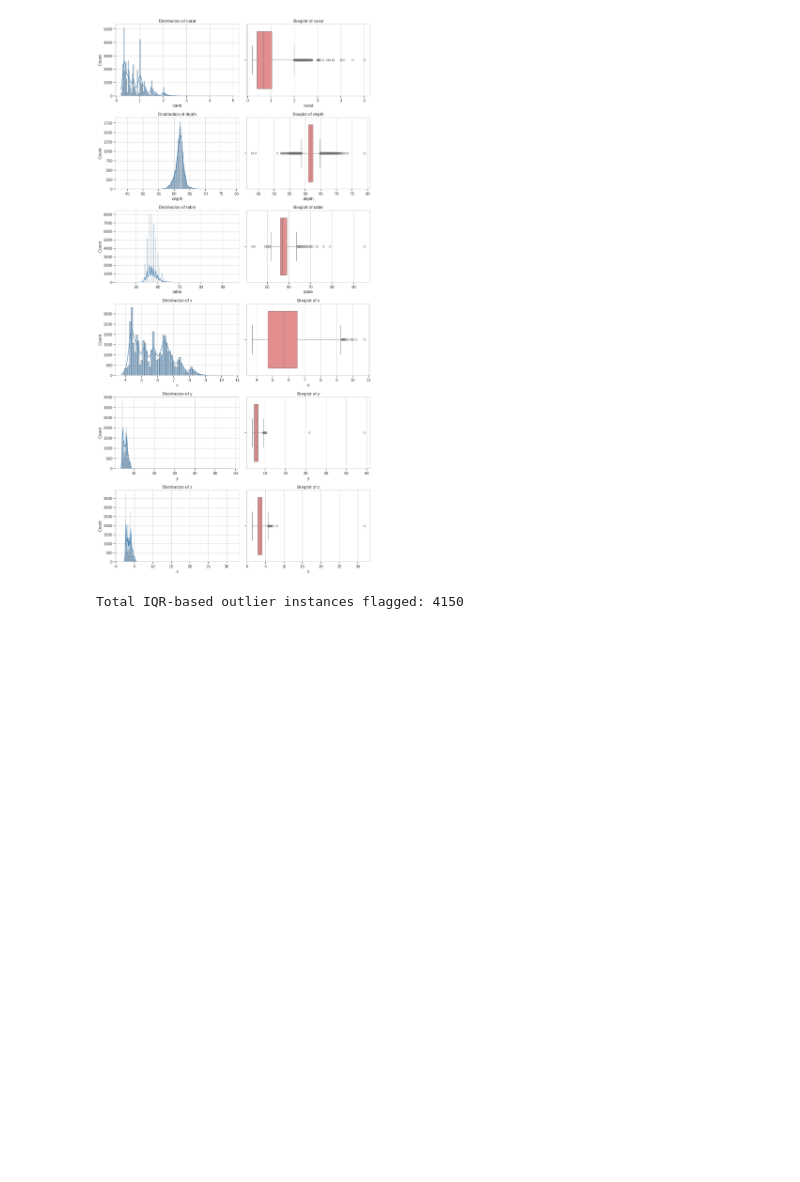
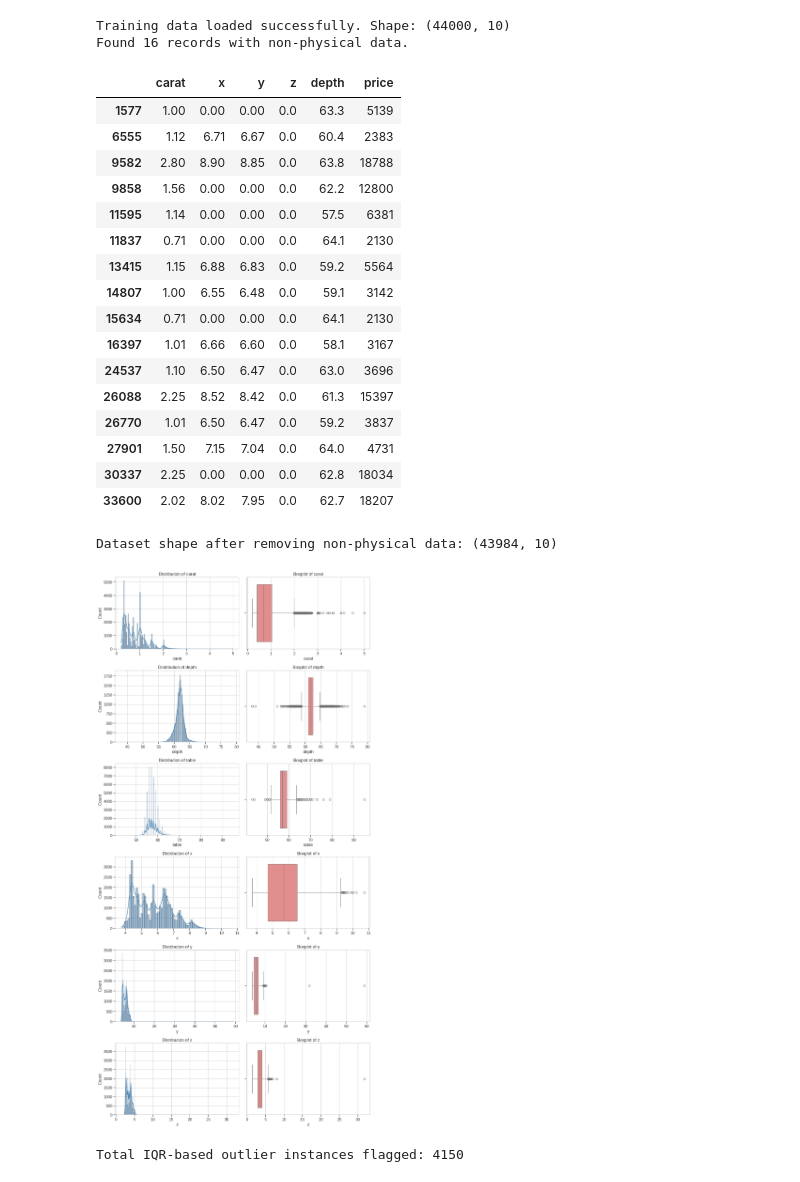
Before and after one commit to Hugusss/AAMD-Task-SupervisedLearning, a Jupyter notebook: A1-GroupW-HugoMiranda-MarcelDiaz.ipynb, the cells around one changed output. Drawn from its saved outputs; the diff is of its cells as text; code cells hidden in the pictures; blank space fills up the shorter version.

```diff
--- a/A1-GroupW-HugoMiranda-MarcelDiaz.ipynb
+++ b/A1-GroupW-HugoMiranda-MarcelDiaz.ipynb
@@ -19,7 +19,7 @@ sns.set_context("notebook", font_scale=1.1)
 # 1. DATA LOADING
 # ==============================================================================
 try:
-    df_train = pd.read_csv('/home/jovyan/work/AAMD-Task-SupervisedLearning/data/diamonds-train.csv')
+    df_train = pd.read_csv('/home/jovyan/work/data/diamonds-train.csv')
     # Keep the original train dataframe intact for reference if needed
     df_train_clean = df_train.copy()
 
@@ -33,33 +33,53 @@ except FileNotFoundError:
 
 # ==============================================================================
 # 2.IDENTIFYING "NON-PHYSICAL" DATA
 # ==============================================================================
 def detect_non_physical_diamonds(df: pd.DataFrame) -> pd.DataFrame:
     """
     Identifies rows containing physically impossible values for a 3D object.
     Specifically checks for zero or negative values in strictly positive dimensions.
     """
     # Dimensions x, y, z must be strictly greater than 0
     mask_zero_dims = (df['x'] <= 0) | (df['y'] <= 0) | (df['z'] <= 0)
 
     # Weight (carat) must be strictly greater than 0
     mask_zero_carat = (df['carat'] <= 0)
 
     # Combine masks to find all non-physical rows
     non_physical_mask = mask_zero_dims | mask_zero_carat
 
     df_non_physical = df[non_physical_mask]
 
     print(f"Found {len(df_non_physical)} records with non-physical data.")
     return df_non_physical, non_physical_mask
 
 
 # Execute detection
 df_errors, errors_mask = detect_non_physical_diamonds(df_train_clean)
 
 # Display the erroneous rows to analyze the nature of the data corruption
 if not df_errors.empty:
     display(df_errors[['carat', 'x', 'y', 'z', 'depth', 'price']])
+# %% [output]
+Training data loaded successfully. Shape: (44000, 10)
+Found 16 records with non-physical data.
+|  | carat | x | y | z | depth | price |
+| 1577 | 1.00 | 0.00 | 0.00 | 0.0 | 63.3 | 5139 |
+| 6555 | 1.12 | 6.71 | 6.67 | 0.0 | 60.4 | 2383 |
+| 9582 | 2.80 | 8.90 | 8.85 | 0.0 | 63.8 | 18788 |
+| 9858 | 1.56 | 0.00 | 0.00 | 0.0 | 62.2 | 12800 |
+| 11595 | 1.14 | 0.00 | 0.00 | 0.0 | 57.5 | 6381 |
+| 11837 | 0.71 | 0.00 | 0.00 | 0.0 | 64.1 | 2130 |
+| 13415 | 1.15 | 6.88 | 6.83 | 0.0 | 59.2 | 5564 |
+| 14807 | 1.00 | 6.55 | 6.48 | 0.0 | 59.1 | 3142 |
+| 15634 | 0.71 | 0.00 | 0.00 | 0.0 | 64.1 | 2130 |
+| 16397 | 1.01 | 6.66 | 6.60 | 0.0 | 58.1 | 3167 |
+| 24537 | 1.10 | 6.50 | 6.47 | 0.0 | 63.0 | 3696 |
+| 26088 | 2.25 | 8.52 | 8.42 | 0.0 | 61.3 | 15397 |
+| 26770 | 1.01 | 6.50 | 6.47 | 0.0 | 59.2 | 3837 |
+| 27901 | 1.50 | 7.15 | 7.04 | 0.0 | 64.0 | 4731 |
+| 30337 | 2.25 | 0.00 | 0.00 | 0.0 | 62.8 | 18034 |
+| 33600 | 2.02 | 8.02 | 7.95 | 0.0 | 62.7 | 18207 |
 # %%
 # ==============================================================================
 # 2.A REMOVE NON-PHYSICAL DATA
@@ -95,6 +115,7 @@ def plot_distributions(df: pd.DataFrame, numerical_features: list):
 num_cols = ['carat', 'depth', 'table', 'x', 'y', 'z']
 plot_distributions(df_train_clean, num_cols)
 # %% [output]
+Dataset shape after removing non-physical data: (43984, 10)
 [figure]
 # %%
 # ==============================================================================
```
Also changed, not shown: parts of 6 cells of this notebook, 3 other files.
